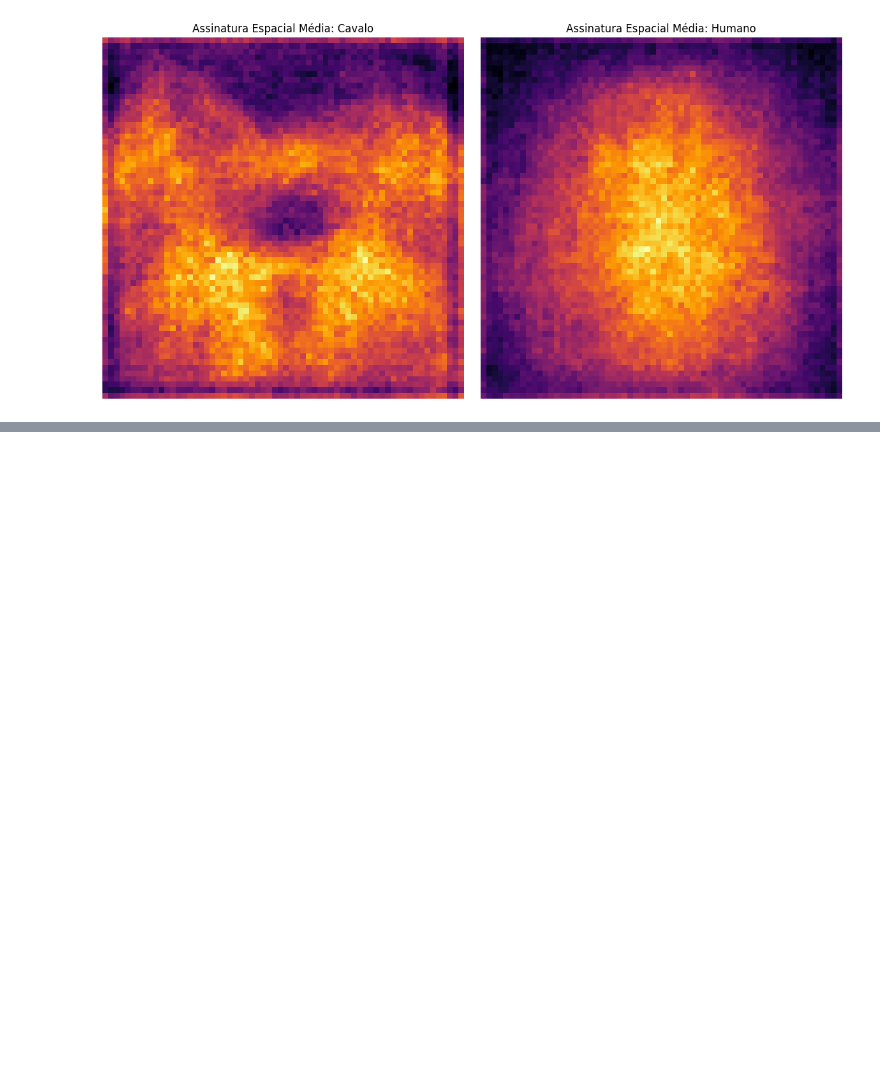
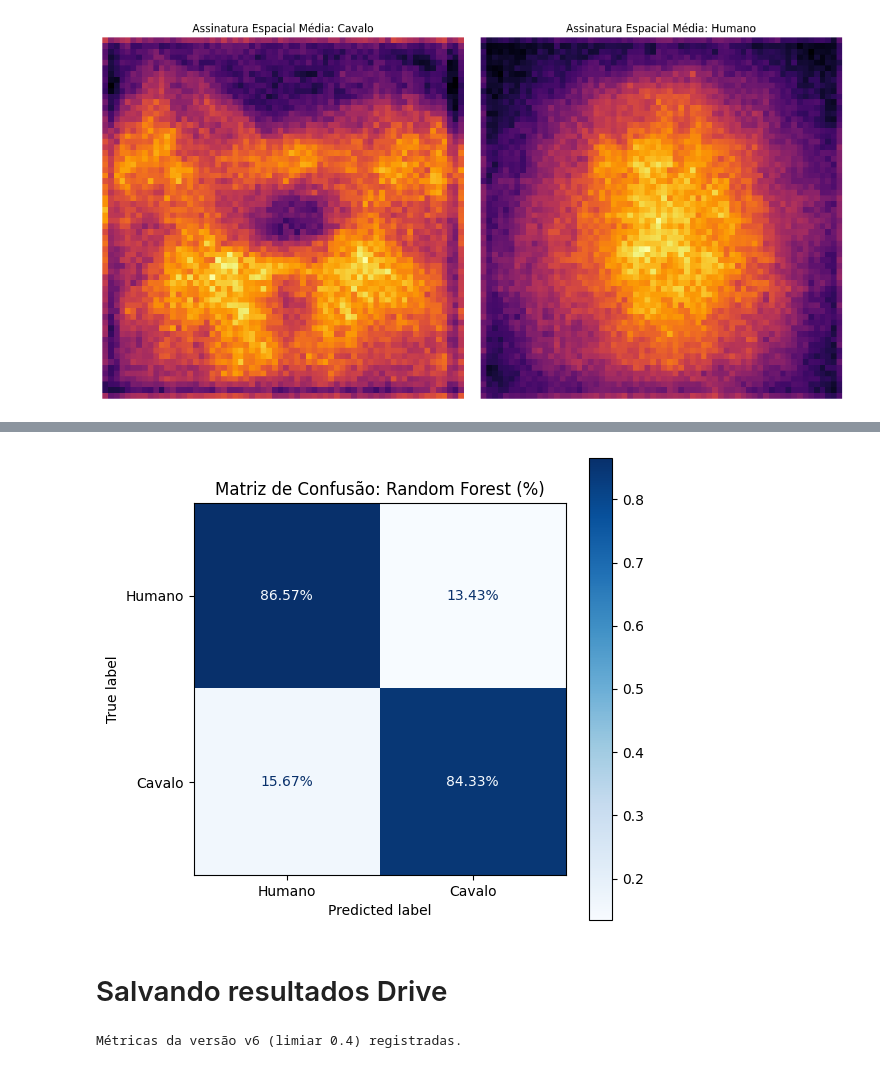
Before and after one commit to vitoriaferreirap/DeepLearning, a Jupyter notebook: MachineLearning/SistemasInteligentes/SistemasInteligentes_ClassificadorCavalos.ipynb, the cells around one changed output, grey strips where cells are left out. Saved outputs shown, nothing was run; the diff lists cells and outputs as text; code cells hidden in the pictures; blank space fills up the shorter version.

```diff
--- a/MachineLearning/SistemasInteligentes/SistemasInteligentes_ClassificadorCavalos.ipynb
+++ b/MachineLearning/SistemasInteligentes/SistemasInteligentes_ClassificadorCavalos.ipynb
@@ -888,0 +792,19 @@ display(df_final)
+# %%
+# RANDOM FOREST
+from sklearn.ensemble import RandomForestClassifier
+from sklearn.metrics import classification_report, accuracy_score
+
+# Inicialização do modelo Random Forest
+# n_estimators=100: cria 100 árvores de decisão para votação (mais robusto que 1 árvore)
+# random_state=42: garante que o resultado seja reprodutível em cada execução
+rf_model = RandomForestClassifier(n_estimators=100, random_state=42)
+
+# Treinamento com os mesmos dados do KNN
+rf_model.fit(X_train, y_train)
+
+# Predição
+y_pred_rf = rf_model.predict(X_test)
+
+# Avaliação
+print("Relatório de Classificação - Random Forest:")
+print(classification_report(y_test, y_pred_rf))
@@ -888,0 +821,60 @@ display(df_final)
+# %%
+# MATRIZ DE CONFUSÃO Random Florest
+# normalize='true' calcula a porcentagem por linha (recall de cada classe)
+cm_percent = confusion_matrix(y_test, y_pred_rf, normalize='true')
+
+fig, ax = plt.subplots(figsize=(6, 6))
+disp = ConfusionMatrixDisplay(confusion_matrix=cm_percent, display_labels=['Humano', 'Cavalo'])
+
+# fmt='.2%' formata os números como porcentagem com 2 casas decimais
+disp.plot(cmap=plt.cm.Blues, ax=ax, values_format='.2%')
+
+plt.title("Matriz de Confusão: Random Forest (%)")
+plt.show()
+# %% [output]
+[figure, added]
+# %% [markdown]
+# Salvando resultados Drive
+# %%
+import pandas as pd
+import os
+from sklearn.metrics import classification_report, accuracy_score
+
+# Definições SALVAMENTO KNN
+nome_da_versao = 'v6'
+limiar_utilizado = 0.4
+base_path = '/content/drive/MyDrive/Beckup_IC/Trabalho_SistemasInteligentes/versoes'
+caminho_csv = os.path.join(base_path, 'historico_metricas.csv')
+
+# Matriz de Confusão
+caminho_versao = os.path.join(base_path, nome_da_versao)
+os.makedirs(caminho_versao, exist_ok=True)
+fig.savefig(os.path.join(caminho_versao, 'matriz_confusao_knn.png'))
+
+# Geração do Relatório
+report = classification_report(y_test.astype(int), y_pred_ajustado.astype(int), output_dict=True)
+
+# Mapeamento das métricas
+nova_linha = {
+    'versao': nome_da_versao,
+    'limiar': limiar_utilizado,
+    'accuracy': report['accuracy'],
+    'precision_0': report['0']['precision'],
+    'recall_0': report['0']['recall'],
+    'f1_0': report['0']['f1-score'],
+    'precision_1': report['1']['precision'],
+    'recall_1': report['1']['recall'],
+    'f1_1': report['1']['f1-score'],
+    'f1_macro': report['macro avg']['f1-score']
+}
+
+# Salva no CSV
+df_nova_linha = pd.DataFrame([nova_linha])
+if not os.path.isfile(caminho_csv):
+    df_nova_linha.to_csv(caminho_csv, index=False)
+else:
+    df_nova_linha.to_csv(caminho_csv, mode='a', header=False, index=False)
+
+print(f"Métricas da versão {nome_da_versao} (limiar {limiar_utilizado}) registradas.")
+# %% [output]
+Métricas da versão v6 (limiar 0.4) registradas.
```
Also changed, not shown: parts of 21 cells of this notebook.
